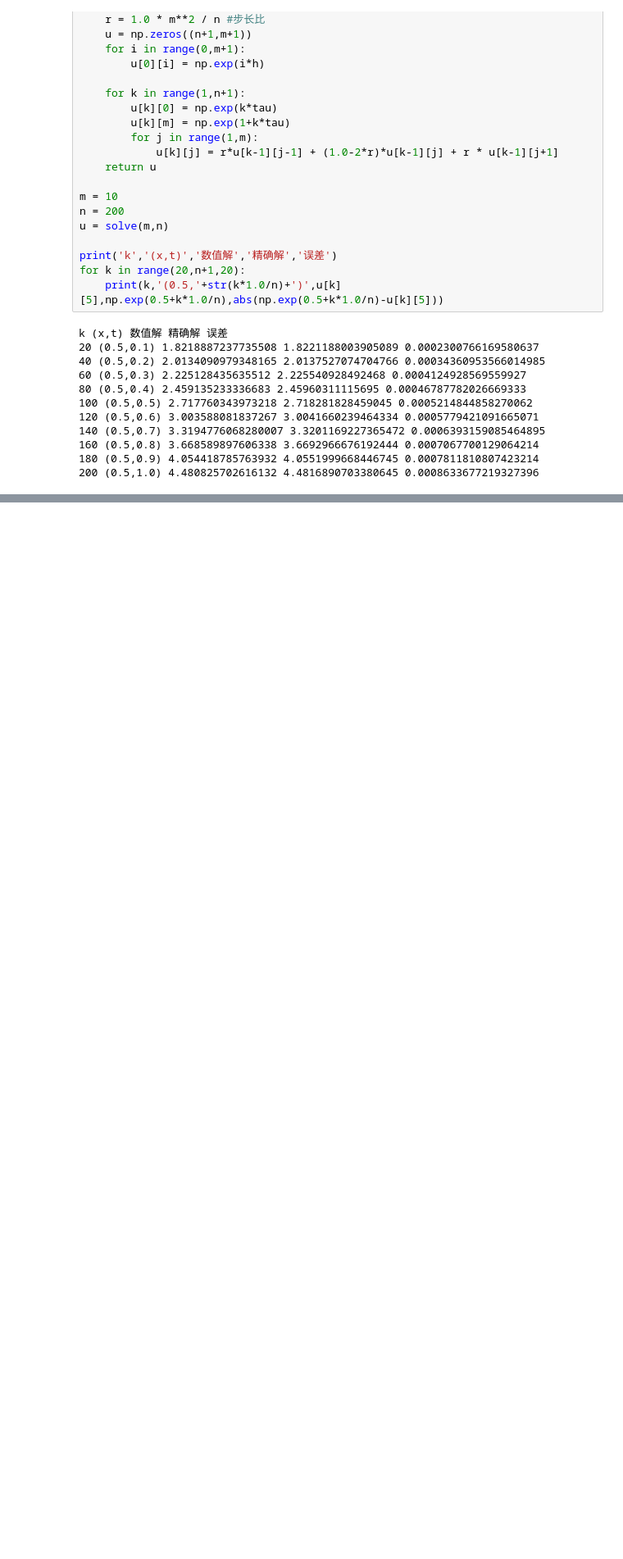
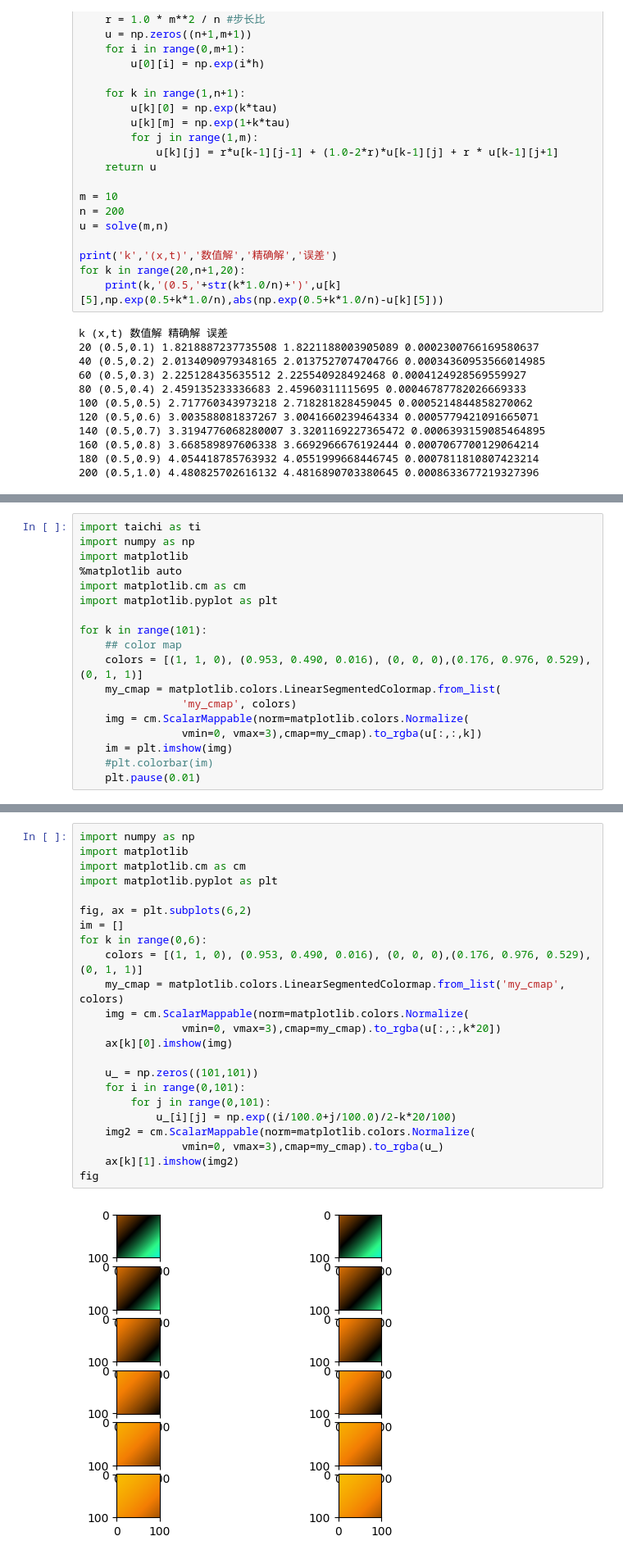
Before and after one commit to daishoui/ex, a Jupyter notebook: CFD/CFD笔记.ipynb, the cells around one changed output, grey strips where cells are left out. Shown: that part at 82% size. Saved outputs shown, nothing was run; the diff lists cells and outputs as text; blank space fills up the shorter version.

```diff
--- a/CFD/CFD笔记.ipynb
+++ b/CFD/CFD笔记.ipynb
@@ -169,0 +273,18 @@ Using matplotlib backend: Qt5Agg
+# %%
+import taichi as ti
+import numpy as np
+import matplotlib
+%matplotlib auto
+import matplotlib.cm as cm
+import matplotlib.pyplot as plt
+
+for k in range(101):
+    ## color map
+    colors = [(1, 1, 0), (0.953, 0.490, 0.016), (0, 0, 0),(0.176, 0.976, 0.529), (0, 1, 1)]
+    my_cmap = matplotlib.colors.LinearSegmentedColormap.from_list(
+                'my_cmap', colors)
+    img = cm.ScalarMappable(norm=matplotlib.colors.Normalize(
+                vmin=0, vmax=3),cmap=my_cmap).to_rgba(u[:,:,k])
+    im = plt.imshow(img)
+    #plt.colorbar(im)
+    plt.pause(0.01)
@@ -169,0 +293,25 @@ Using matplotlib backend: Qt5Agg
+# %%
+import numpy as np
+import matplotlib
+import matplotlib.cm as cm
+import matplotlib.pyplot as plt
+
+fig, ax = plt.subplots(6,2)
+im = []
+for k in range(0,6):
+    colors = [(1, 1, 0), (0.953, 0.490, 0.016), (0, 0, 0),(0.176, 0.976, 0.529), (0, 1, 1)]
+    my_cmap = matplotlib.colors.LinearSegmentedColormap.from_list('my_cmap', colors)
+    img = cm.ScalarMappable(norm=matplotlib.colors.Normalize(
+                vmin=0, vmax=3),cmap=my_cmap).to_rgba(u[:,:,k*20])
+    ax[k][0].imshow(img)
+
+    u_ = np.zeros((101,101))
+    for i in range(0,101):
+        for j in range(0,101):
+            u_[i][j] = np.exp((i/100.0+j/100.0)/2-k*20/100)
+    img2 = cm.ScalarMappable(norm=matplotlib.colors.Normalize(
+                vmin=0, vmax=3),cmap=my_cmap).to_rgba(u_)
+    ax[k][1].imshow(img2)
+fig
+# %% [output]
+[figure, added]
```
Also changed, not shown: parts of 8 cells of this notebook.
